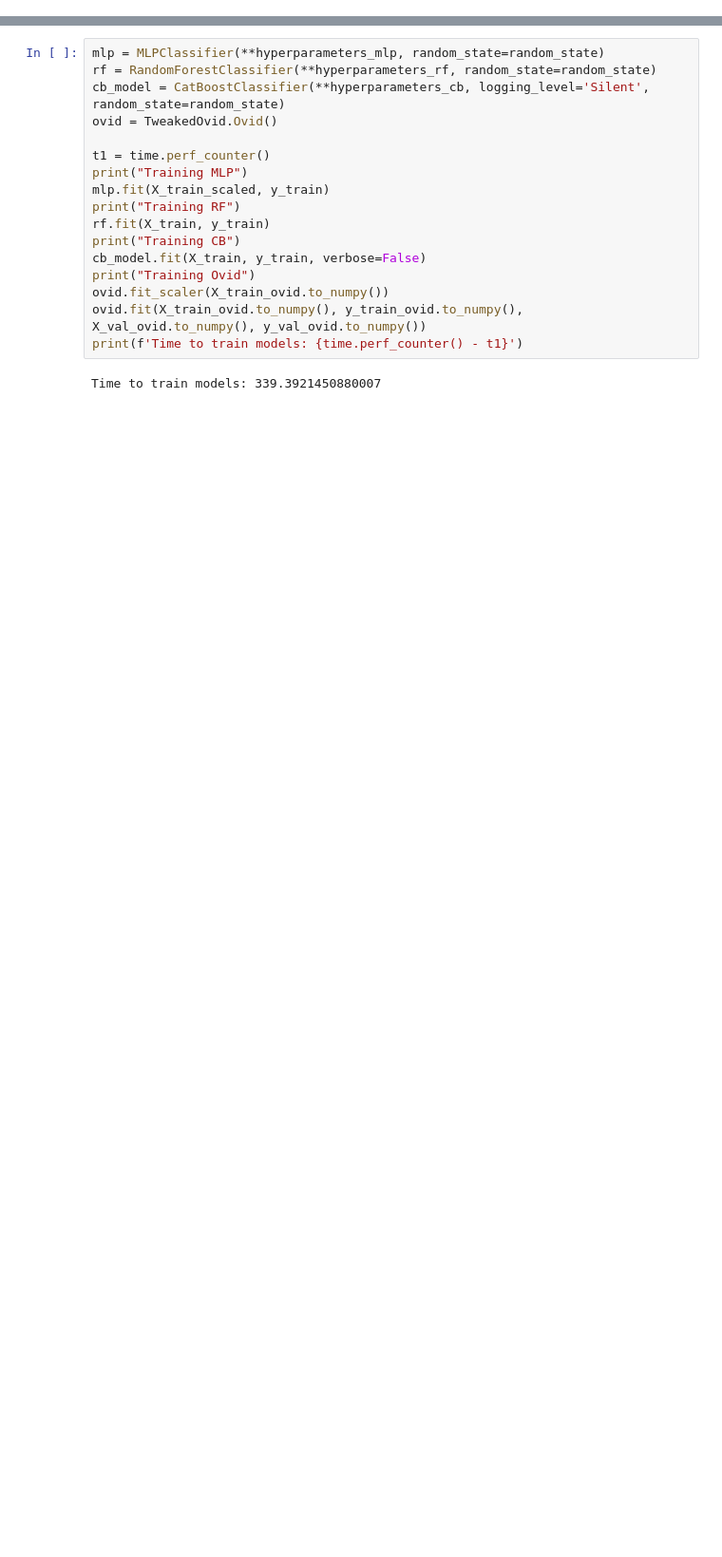
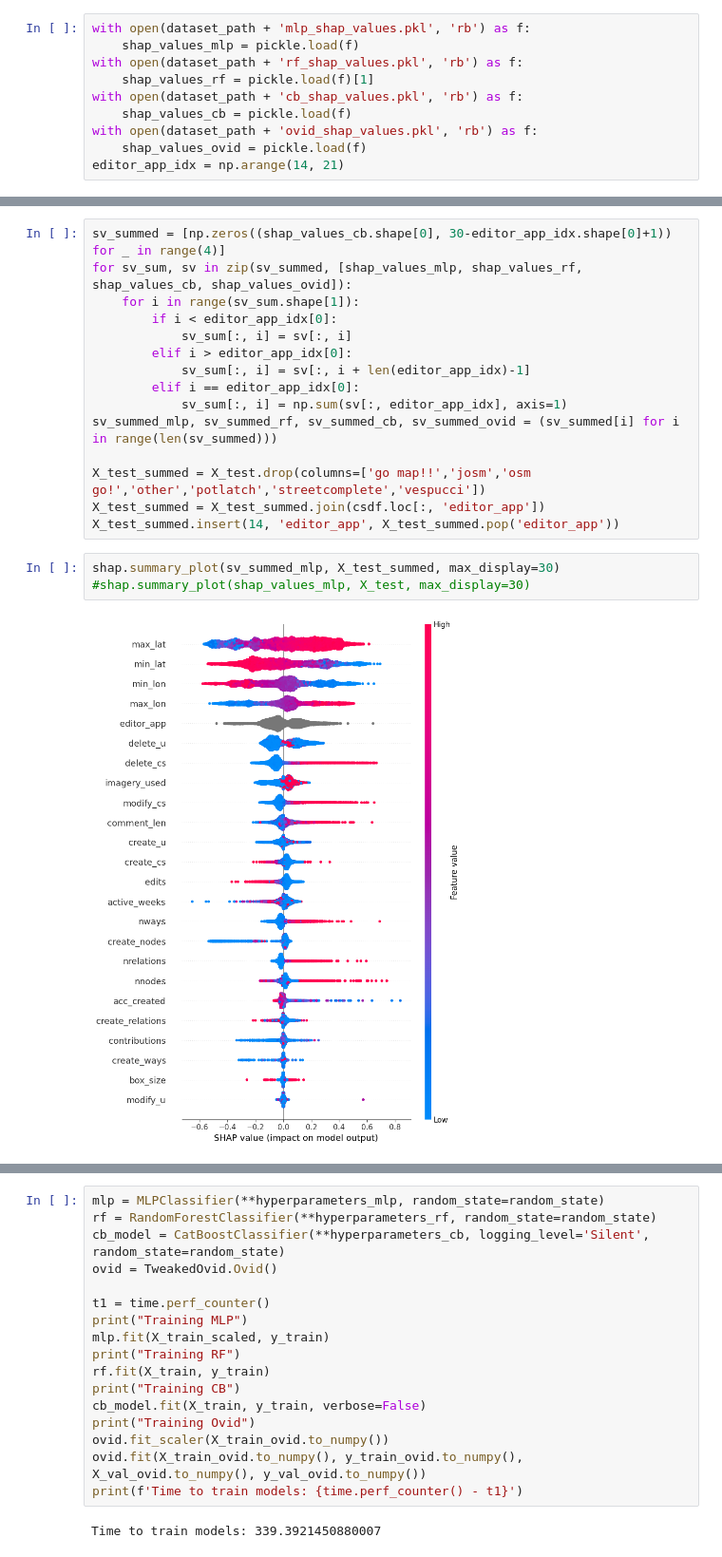
Before and after one commit to dananen/MastersThesis, a Jupyter notebook: summaryJN.ipynb, the cells around one changed output, grey strips where cells are left out. Shown at 95% size. Cells and saved outputs as stored; diff of their text form; blank space fills up the shorter version.

```diff
--- a/summaryJN.ipynb
+++ b/summaryJN.ipynb
@@ -62,3 +66,13 @@ hyperparameters_cb = {
 }
 # %% [output]
 [interactive output not drawn]
+# %%
+with open(dataset_path + 'mlp_shap_values.pkl', 'rb') as f:
+    shap_values_mlp = pickle.load(f)
+with open(dataset_path + 'rf_shap_values.pkl', 'rb') as f:
+    shap_values_rf = pickle.load(f)[1]
+with open(dataset_path + 'cb_shap_values.pkl', 'rb') as f:
+    shap_values_cb = pickle.load(f)
+with open(dataset_path + 'ovid_shap_values.pkl', 'rb') as f:
+    shap_values_ovid = pickle.load(f)
+editor_app_idx = np.arange(14, 21)
@@ -64,0 +97,20 @@ hyperparameters_cb = {
+# %%
+sv_summed = [np.zeros((shap_values_cb.shape[0], 30-editor_app_idx.shape[0]+1)) for _ in range(4)]
+for sv_sum, sv in zip(sv_summed, [shap_values_mlp, shap_values_rf, shap_values_cb, shap_values_ovid]):
+    for i in range(sv_sum.shape[1]):
+        if i < editor_app_idx[0]:
+            sv_sum[:, i] = sv[:, i]
+        elif i > editor_app_idx[0]:
+            sv_sum[:, i] = sv[:, i + len(editor_app_idx)-1]
+        elif i == editor_app_idx[0]:
+            sv_sum[:, i] = np.sum(sv[:, editor_app_idx], axis=1)
+sv_summed_mlp, sv_summed_rf, sv_summed_cb, sv_summed_ovid = (sv_summed[i] for i in range(len(sv_summed)))
+
+X_test_summed = X_test.drop(columns=['go map!!','josm','osm go!','other','potlatch','streetcomplete','vespucci'])
+X_test_summed = X_test_summed.join(csdf.loc[:, 'editor_app'])
+X_test_summed.insert(14, 'editor_app', X_test_summed.pop('editor_app'))
+# %%
+shap.summary_plot(sv_summed_mlp, X_test_summed, max_display=30)
+#shap.summary_plot(shap_values_mlp, X_test, max_display=30)
+# %% [output]
+[figure, added]
```
Also changed, not shown: parts of 32 cells of this notebook, 1 other file.
